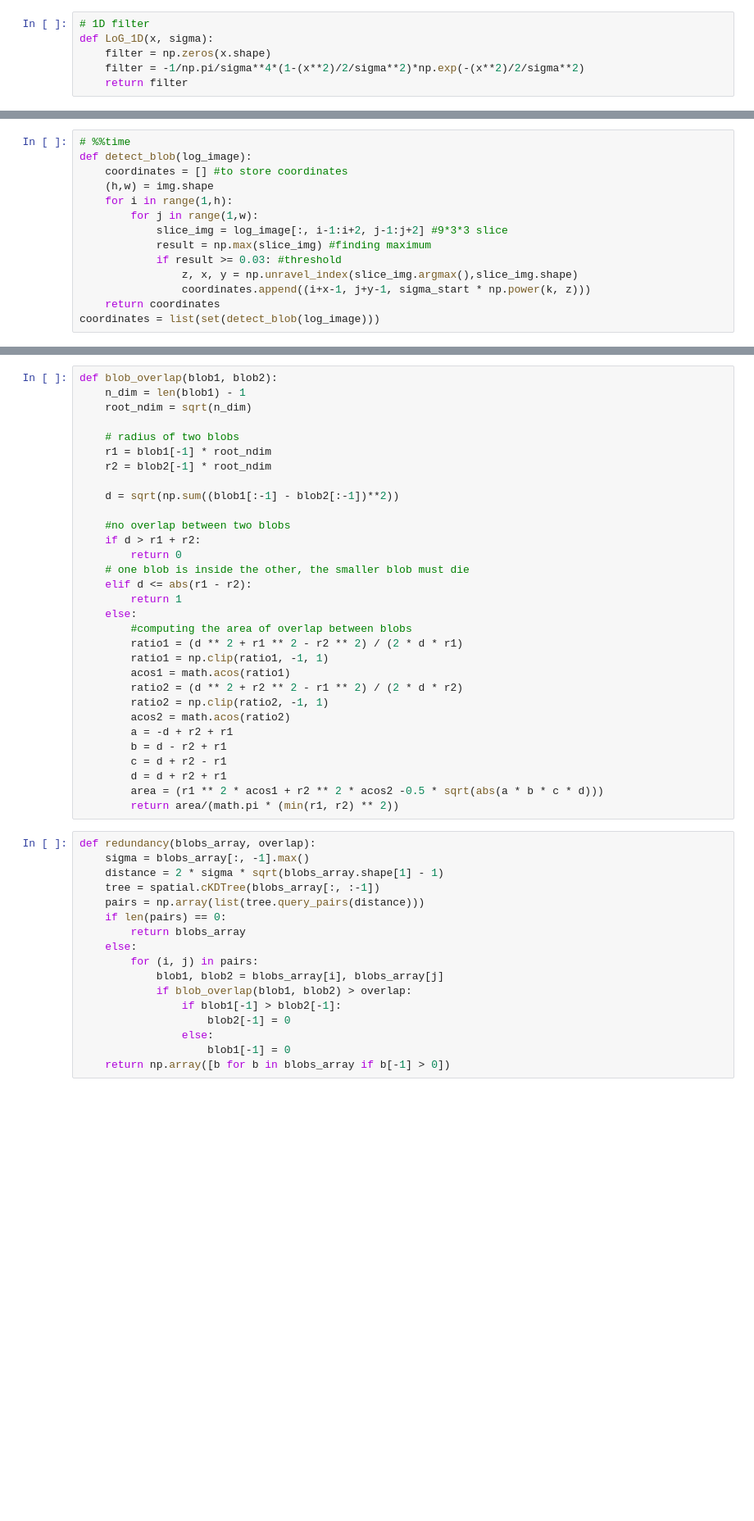
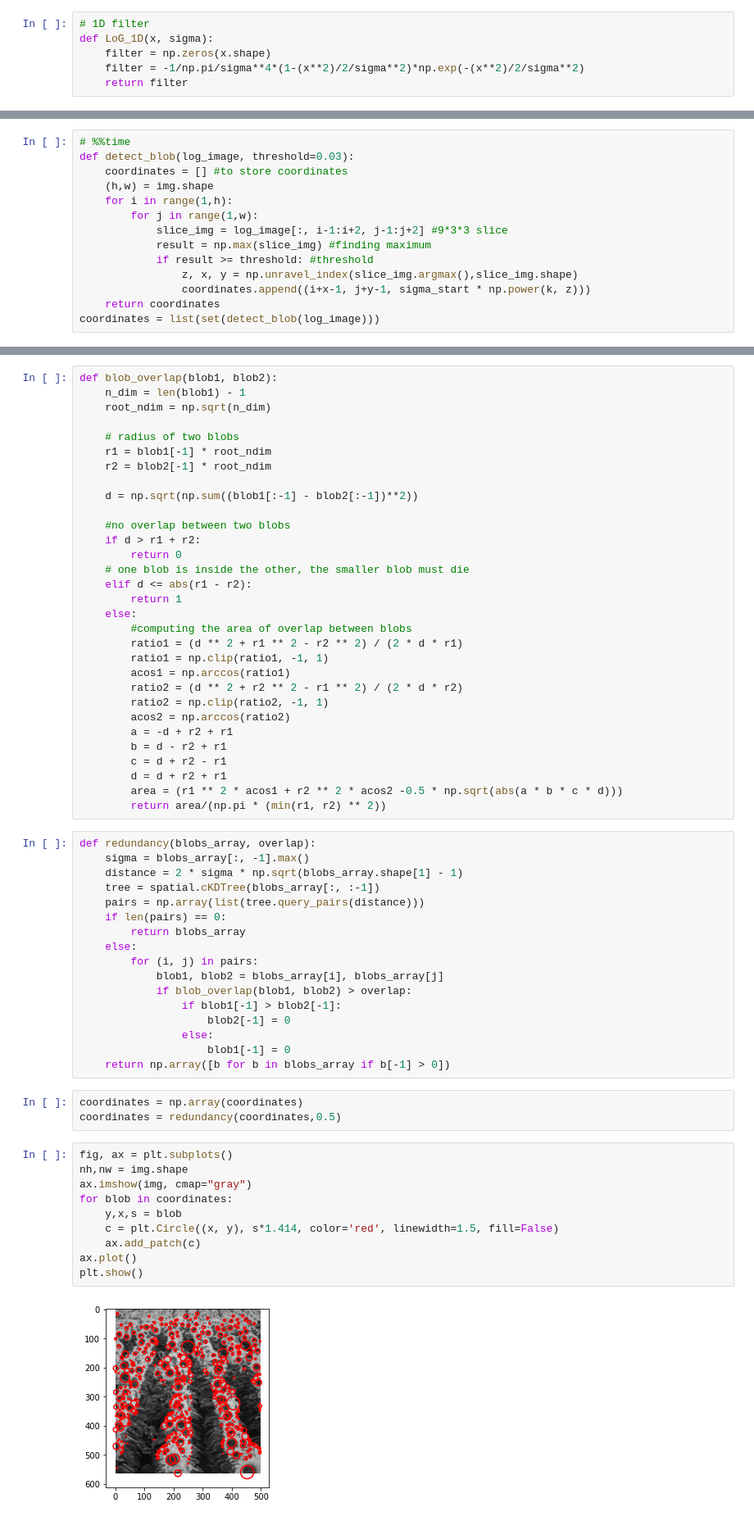
Before and after one commit to ghanbarzadeh/Course_MachineVision_2021, a Jupyter notebook: CHW2.ipynb, the cells around one changed output, grey strips where cells are left out. Shown at 82% size. Saved outputs shown, nothing was run; the diff lists cells and outputs as text; blank space fills up the shorter version.

```diff
--- a/CHW2.ipynb
+++ b/CHW2.ipynb
@@ -77,14 +80,14 @@ def LoG_convolve(img):
 log_image = LoG_convolve(img)
 # %%
 # %%time
-def detect_blob(log_image):
+def detect_blob(log_image, threshold=0.03):
     coordinates = [] #to store coordinates
     (h,w) = img.shape
     for i in range(1,h):
         for j in range(1,w):
             slice_img = log_image[:, i-1:i+2, j-1:j+2] #9*3*3 slice
             result = np.max(slice_img) #finding maximum
-            if result >= 0.03: #threshold
+            if result >= threshold: #threshold
                 z, x, y = np.unravel_index(slice_img.argmax(),slice_img.shape)
                 coordinates.append((i+x-1, j+y-1, sigma_start * np.power(k, z)))
     return coordinates
@@ -104,13 +107,13 @@ plt.show()
 # %%
 def blob_overlap(blob1, blob2):
     n_dim = len(blob1) - 1
-    root_ndim = sqrt(n_dim)
+    root_ndim = np.sqrt(n_dim)
 
     # radius of two blobs
     r1 = blob1[-1] * root_ndim
     r2 = blob2[-1] * root_ndim
 
-    d = sqrt(np.sum((blob1[:-1] - blob2[:-1])**2))
+    d = np.sqrt(np.sum((blob1[:-1] - blob2[:-1])**2))
 
     #no overlap between two blobs
     if d > r1 + r2:
@@ -122,20 +125,20 @@ def blob_overlap(blob1, blob2):
         #computing the area of overlap between blobs
         ratio1 = (d ** 2 + r1 ** 2 - r2 ** 2) / (2 * d * r1)
         ratio1 = np.clip(ratio1, -1, 1)
-        acos1 = math.acos(ratio1)
+        acos1 = np.arccos(ratio1)
         ratio2 = (d ** 2 + r2 ** 2 - r1 ** 2) / (2 * d * r2)
         ratio2 = np.clip(ratio2, -1, 1)
-        acos2 = math.acos(ratio2)
+        acos2 = np.arccos(ratio2)
         a = -d + r2 + r1
         b = d - r2 + r1
         c = d + r2 - r1
         d = d + r2 + r1
-        area = (r1 ** 2 * acos1 + r2 ** 2 * acos2 -0.5 * sqrt(abs(a * b * c * d)))
-        return area/(math.pi * (min(r1, r2) ** 2))
+        area = (r1 ** 2 * acos1 + r2 ** 2 * acos2 -0.5 * np.sqrt(abs(a * b * c * d)))
+        return area/(np.pi * (min(r1, r2) ** 2))
 # %%
 def redundancy(blobs_array, overlap):
     sigma = blobs_array[:, -1].max()
-    distance = 2 * sigma * sqrt(blobs_array.shape[1] - 1)
+    distance = 2 * sigma * np.sqrt(blobs_array.shape[1] - 1)
     tree = spatial.cKDTree(blobs_array[:, :-1])
     pairs = np.array(list(tree.query_pairs(distance)))
     if len(pairs) == 0:
@@ -149,3 +152,18 @@ def redundancy(blobs_array, overlap):
                 else:
                     blob1[-1] = 0
     return np.array([b for b in blobs_array if b[-1] > 0])
+# %%
+coordinates = np.array(coordinates)
+coordinates = redundancy(coordinates,0.5)
+# %%
+fig, ax = plt.subplots()
+nh,nw = img.shape
+ax.imshow(img, cmap="gray")
+for blob in coordinates:
+    y,x,s = blob
+    c = plt.Circle((x, y), s*1.414, color='red', linewidth=1.5, fill=False)
+    ax.add_patch(c)
+ax.plot()
+plt.show()
+# %% [output]
+[figure, added]
```
Also changed, not shown: parts of 14 cells of this notebook.
